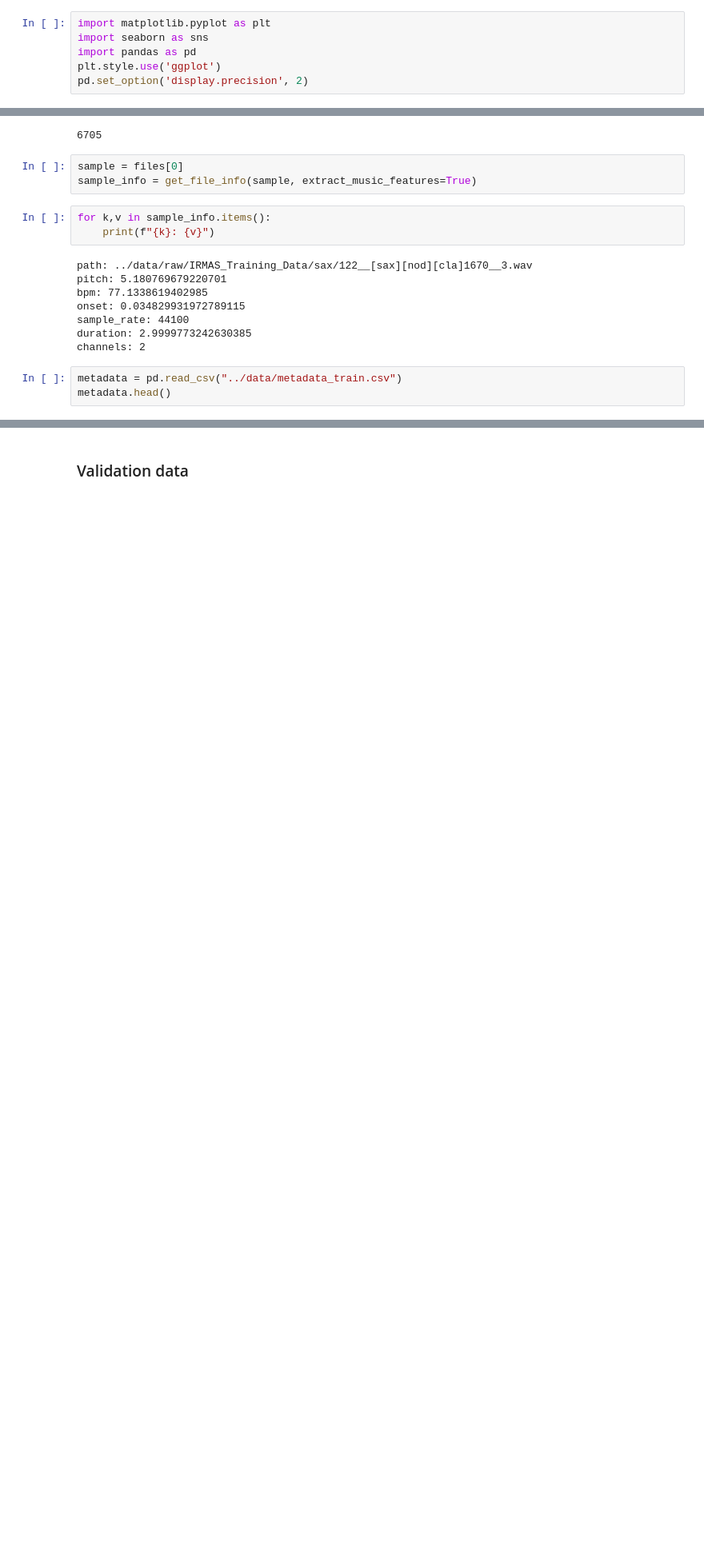
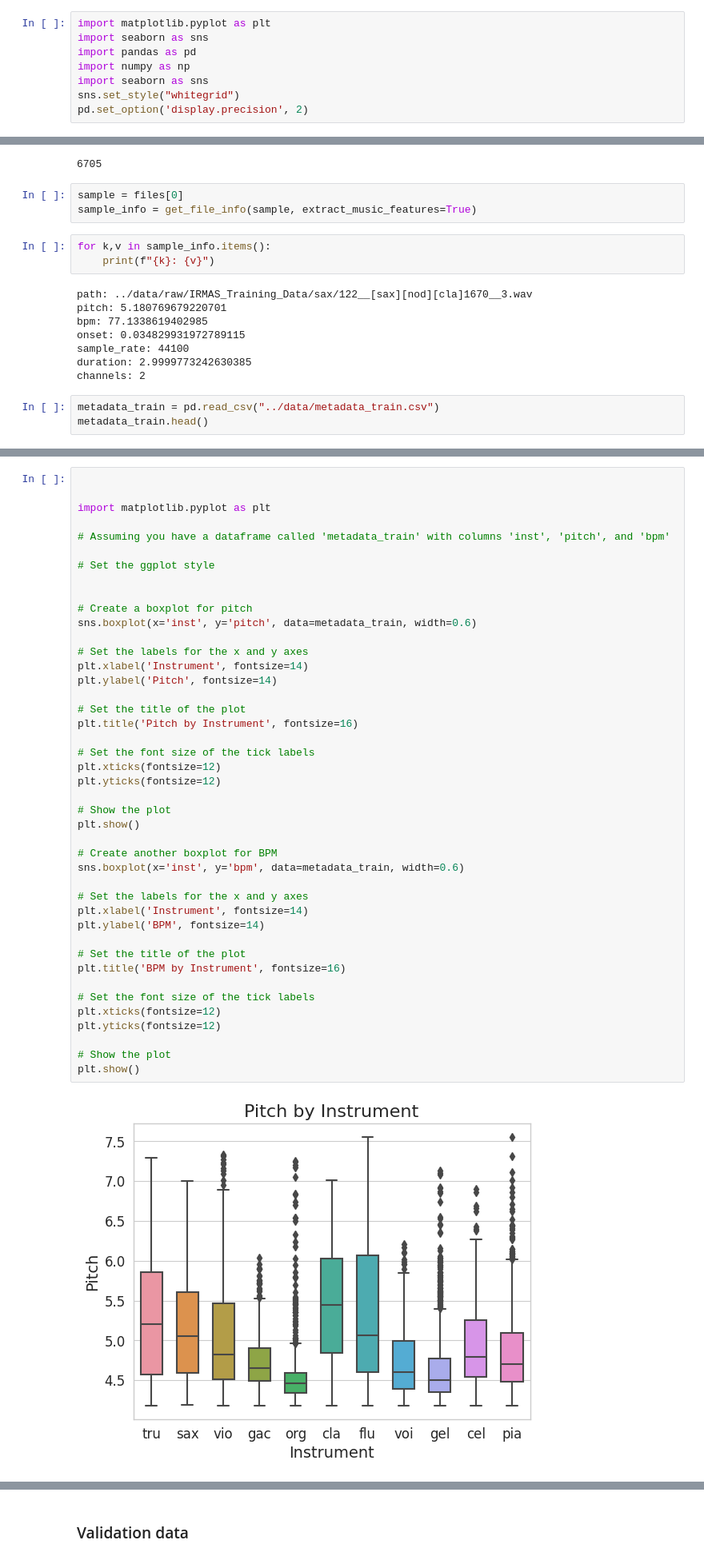
Before and after one commit to karlopintaric/instrument-recognizer, a Jupyter notebook: nbs/EDA.ipynb, the cells around one changed output, grey strips where cells are left out. Shown at 80% size. Cells and saved outputs as stored; diff of their text form; blank space fills up the shorter version.

```diff
--- a/nbs/EDA.ipynb
+++ b/nbs/EDA.ipynb
@@ -2,7 +2,9 @@
 import matplotlib.pyplot as plt
 import seaborn as sns
 import pandas as pd
-plt.style.use('ggplot')
+import numpy as np
+import seaborn as sns
+sns.set_style("whitegrid")
 pd.set_option('display.precision', 2)
 # %%
 from lumen_irmas.utils import load_raw_file, get_wav_files, get_file_info
@@ -28,8 +30,8 @@ sample_rate: 44100
 duration: 2.9999773242630385
 channels: 2
 # %%
-metadata = pd.read_csv("../data/metadata_train.csv")
-metadata.head()
+metadata_train = pd.read_csv("../data/metadata_train.csv")
+metadata_train.head()
 # %% [output]
 |  | path | pitch | bpm | onset | sample_rate | duration | channels | fname | song_name | inst | ... |
 | 0 | ../data/raw/IRMAS_Training_Data//... | 6.43 | 60.09 | 0.03 | 44100 | 3.0 | 2 | [tru][cla]1954__1 | [tru][cla]1954 | tru | ... |
@@ -51,0 +42,45 @@ metadata.describe()
+# %%
+
+
+import matplotlib.pyplot as plt
+
+# Assuming you have a dataframe called 'metadata_train' with columns 'inst', 'pitch', and 'bpm'
+
+# Set the ggplot style
+
+
+# Create a boxplot for pitch
+sns.boxplot(x='inst', y='pitch', data=metadata_train, width=0.6)
+
+# Set the labels for the x and y axes
+plt.xlabel('Instrument', fontsize=14)
+plt.ylabel('Pitch', fontsize=14)
+
+# Set the title of the plot
+plt.title('Pitch by Instrument', fontsize=16)
+
+# Set the font size of the tick labels
+plt.xticks(fontsize=12)
+plt.yticks(fontsize=12)
+
+# Show the plot
+plt.show()
+
+# Create another boxplot for BPM
+sns.boxplot(x='inst', y='bpm', data=metadata_train, width=0.6)
+
+# Set the labels for the x and y axes
+plt.xlabel('Instrument', fontsize=14)
+plt.ylabel('BPM', fontsize=14)
+
+# Set the title of the plot
+plt.title('BPM by Instrument', fontsize=16)
+
+# Set the font size of the tick labels
+plt.xticks(fontsize=12)
+plt.yticks(fontsize=12)
+
+# Show the plot
+plt.show()
+# %% [output]
+[figure, added]
```
Also changed, not shown: parts of 18 cells of this notebook, 3 other files.
